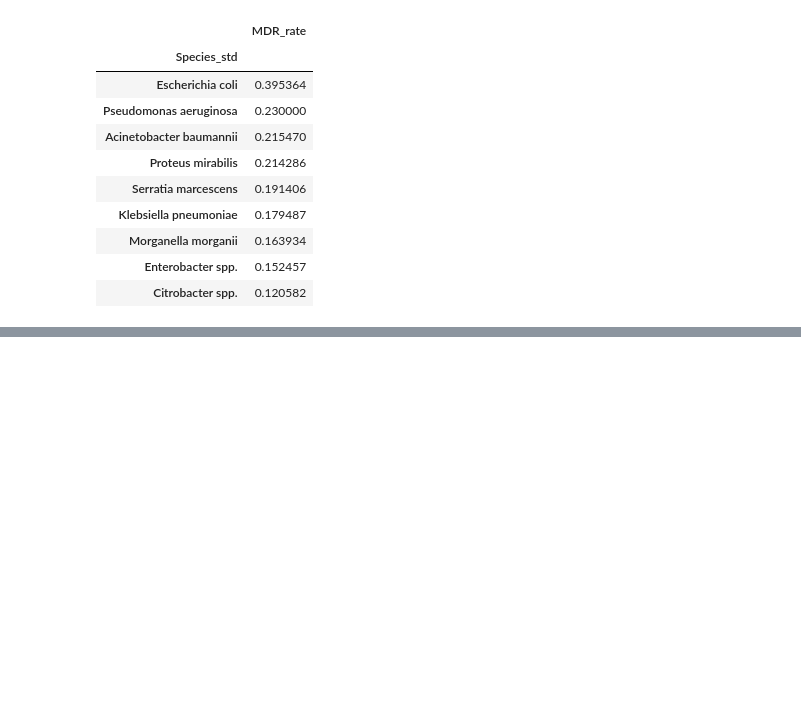
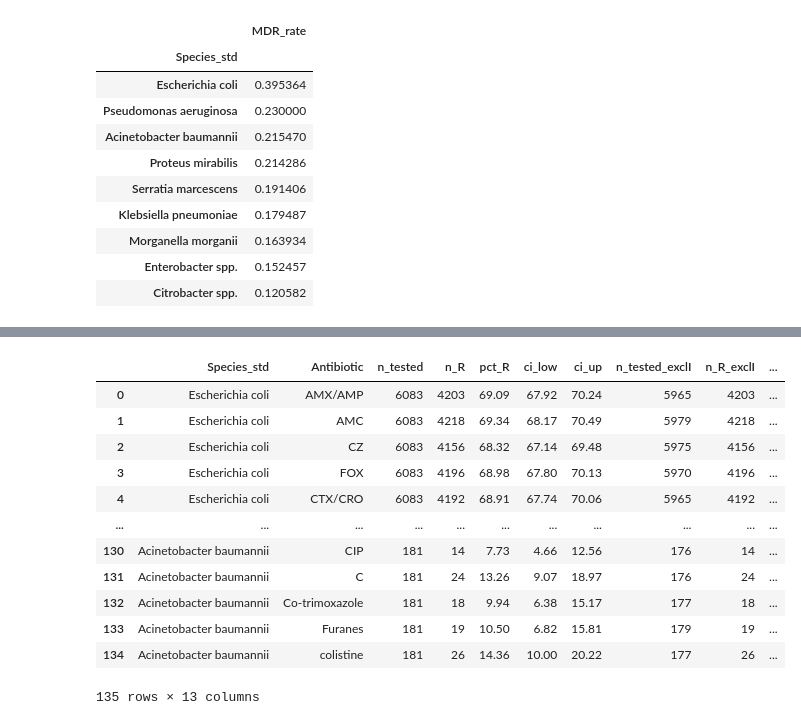
Before and after one commit to smaje99/diploma-in-data-analytics-in-business-management-unir, a Jupyter notebook: mbr-susceptibility-eda/mbr-susceptibility-eda.ipynb, the cells around one changed output, grey strips where cells are left out. Drawn from its saved outputs; the diff is of its cells as text; code cells hidden in the pictures; blank space fills up the shorter version.

```diff
--- a/mbr-susceptibility-eda/mbr-susceptibility-eda.ipynb
+++ b/mbr-susceptibility-eda/mbr-susceptibility-eda.ipynb
@@ -2163,0 +2368,30 @@ mdr_by_species.head(20)
+# %%
+# 5️⃣ Tabla de calidad: %NA por antibiótico y especie
+# Proporción de NA dentro de cada especie×antibiótico, usando las columnas *_SIR.
+
+# %%
+quality_records = []
+
+for species in top_species:
+    df_sp = df_clean[df_clean["Species_std"] == species]
+    n_sp = len(df_sp)
+
+    for abx in ANTIBIOTIC_COLS:
+        sir_col = f"{abx}_SIR"
+        col_vals = df_sp[sir_col]
+
+        n_na = col_vals.isna().sum()
+        pct_na = n_na / n_sp * 100 if n_sp > 0 else np.nan
+
+        quality_records.append(
+            {
+                "Species_std": species,
+                "Antibiotic": abx,
+                "n_isolates_species": n_sp,
+                "n_NA": n_na,
+                "pct_NA": round(pct_na, 2),
+            }
+        )
+
+quality_table = pd.DataFrame(quality_records)
+quality_table
@@ -2163,0 +2469,25 @@ mdr_by_species.head(20)
+# %%
+# Podemos unir base vs sensibilidad para documentar diferencias:
+
+# %%
+p1_compare = p1_table_base.merge(
+    p1_table_sens,
+    on=["Species_std", "Antibiotic"],
+    how="left",
+).assign(diff_pct_R=lambda d: d["pct_R_exclI"] - d["pct_R"])
+
+p1_compare
+# %% [output]
+|  | Species_std | Antibiotic | n_tested | n_R | pct_R | ci_low | ci_up | n_tested_exclI | n_R_exclI | ... |
+| 0 | Escherichia coli | AMX/AMP | 6083 | 4203 | 69.09 | 67.92 | 70.24 | 5965 | 4203 | ... |
+| 1 | Escherichia coli | AMC | 6083 | 4218 | 69.34 | 68.17 | 70.49 | 5979 | 4218 | ... |
+| 2 | Escherichia coli | CZ | 6083 | 4156 | 68.32 | 67.14 | 69.48 | 5975 | 4156 | ... |
+| 3 | Escherichia coli | FOX | 6083 | 4196 | 68.98 | 67.80 | 70.13 | 5970 | 4196 | ... |
+| 4 | Escherichia coli | CTX/CRO | 6083 | 4192 | 68.91 | 67.74 | 70.06 | 5965 | 4192 | ... |
+| ... | ... | ... | ... | ... | ... | ... | ... | ... | ... | ... |
+| 130 | Acinetobacter baumannii | CIP | 181 | 14 | 7.73 | 4.66 | 12.56 | 176 | 14 | ... |
+| 131 | Acinetobacter baumannii | C | 181 | 24 | 13.26 | 9.07 | 18.97 | 176 | 24 | ... |
+| 132 | Acinetobacter baumannii | Co-trimoxazole | 181 | 18 | 9.94 | 6.38 | 15.17 | 177 | 18 | ... |
+| 133 | Acinetobacter baumannii | Furanes | 181 | 19 | 10.50 | 6.82 | 15.81 | 179 | 19 | ... |
+| 134 | Acinetobacter baumannii | colistine | 181 | 26 | 14.36 | 10.00 | 20.22 | 177 | 26 | ... |
+135 rows × 13 columns
```
Also changed, not shown: parts of 19 cells of this notebook, 4 other files.
